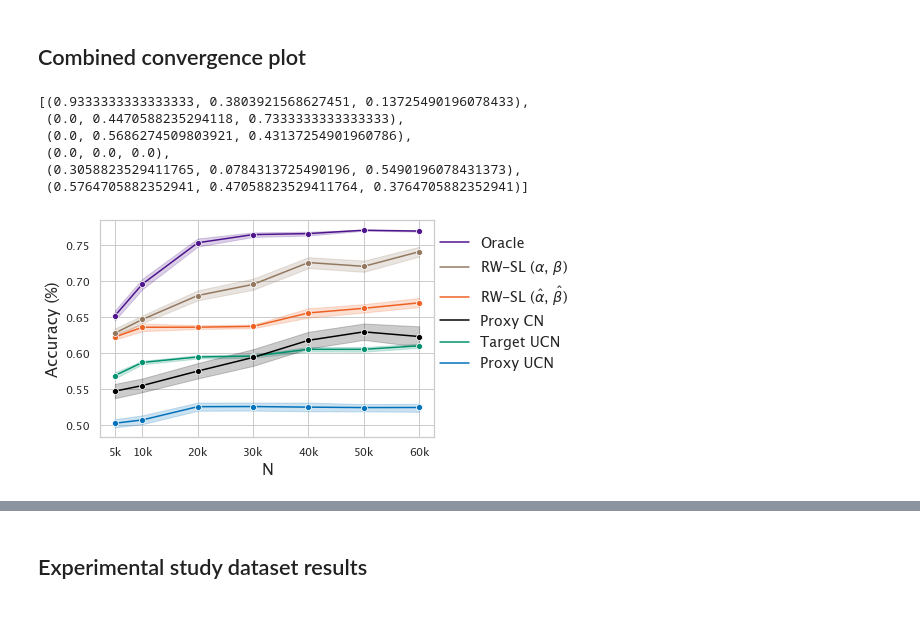
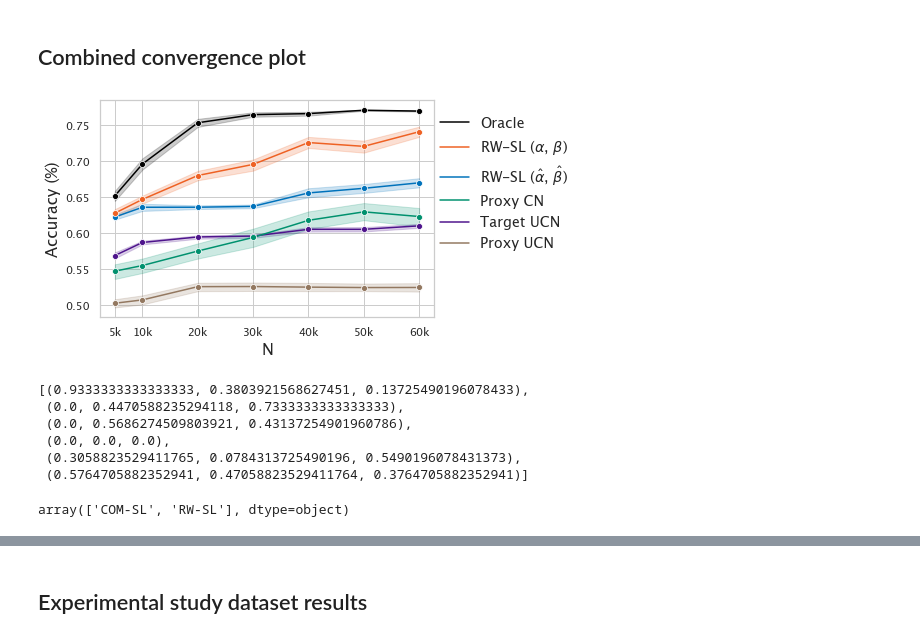
Before and after one commit to lguerdan/counterfactual-decision-support, a Jupyter notebook: notebook_results.ipynb, the cells around one changed output, grey strips where cells are left out. Cells and saved outputs as stored; diff of their text form; code cells hidden in the pictures.

```diff
--- a/notebook_results.ipynb
+++ b/notebook_results.ipynb
@@ -15,5 +15,7 @@ sns.set(style = "whitegrid", rc = {
     "axes.labelsize": 16,
     'legend.fontsize': 12
 })
+# palette = sns.color_palette(['#EE6123','#0072BB',"#00916E",'#000000' , '#4E148C', '#937860', '#F4D35E', '#F7B05B'])
+palette = sns.color_palette(['#0072BB', '#937860', '#4E148C', '#00916E', '#000000', '#EE6123'])
 # %% [markdown]
 ## Combined convergence plot
@@ -22,54 +22,56 @@ palette = sns.color_palette(['#EE6123','#0072BB',"#00916E",'#000000' , '#4E148C'
-# %%
-palette
-# %% [output]
-[(0.9333333333333333, 0.3803921568627451, 0.13725490196078433),
- (0.0, 0.4470588235294118, 0.7333333333333333),
- (0.0, 0.5686274509803921, 0.43137254901960786),
- (0.0, 0.0, 0.0),
- (0.3058823529411765, 0.0784313725490196, 0.5490196078431373),
- (0.5764705882352941, 0.47058823529411764, 0.3764705882352941)]
 # %%
 learn_df, _  = results.get_erm_convergence_result_df('NENV_erm_convergence_rates_crossfit_R10')
 oracle_df, _ = results.get_erm_convergence_result_df('NENV_erm_convergence_rates_crossfit_oracle_R10')
 
-learn_df = learn_df[learn_df['baseline'] == 'RW-SL']
-learn_df['baseline'] = r'RW-SL (learned)'
+learn_df.reset_index(inplace=True)
+learned_baselines = ['RW-SL']
+learn_df = learn_df[learn_df['baseline'].isin(learned_baselines)]
+learn_df['baseline'].replace('RW-SL', 'RW-SL (learned)', inplace=True)
+learn_df['baseline'].replace('COM-SL', 'COM-SL (learned)', inplace=True)
 
-
-include_baselines = ['Target Oracle', 'RW-SL', 'COM', 'OBS Oracle', 'OBS']
-oracle_df = oracle_df[oracle_df['baseline'].isin(include_baselines)]
+oracle_baselines = ['Target Oracle', 'RW-SL', 'COM', 'OBS Oracle', 'OBS']
+oracle_df = oracle_df[oracle_df['baseline'].isin(oracle_baselines)]
 baselines_df = pd.concat([learn_df, oracle_df])
 baselines_df.reset_index(inplace=True)
 
 baselines_df = baselines_df[baselines_df['alpha_0'] != 0.2]
-
+n_baselines = len(baselines_df['baseline'].unique())
 
 fig = sns.lineplot(
-    palette=palette[:6],
+    palette=palette[:n_baselines],
     data=baselines_df, x="NS", y="ACC", hue='baseline', ci=68, marker='o')
 fig.set_xlabel('N')
 fig.set_ylabel('Accuracy (%)')
 
 disp_names = {
     'Target Oracle': 'Oracle',
     'RW-SL': r'RW-SL ($\alpha$, $\beta$)',
     'COM': 'Proxy CN',
     'COM-SL': 'COM-SL',
     'RW': 'RW',
     'Proxy Oracle': r'$f_{Y_t}$',
     'OBS Oracle': 'Target UCN',
     'OBS': 'Proxy UCN',
-    'RW-SL (learned)' : r'RW-SL ($\hat{\alpha}$, $\hat{\beta}$)'
+    'RW-SL (learned)' : r'RW-SL ($\hat{\alpha}$, $\hat{\beta}$)',
+    'COM-SL (learned)' : r'COM-SL ($\hat{\alpha}$, $\hat{\beta}$)'
 }
 
 handles, labels = plt.gca().get_legend_handles_labels()
 order = [4, 5,0,3,2,1]
 plt.legend([handles[idx] for idx in order],[disp_names[labels[idx]] for idx in order],
            bbox_to_anchor=(1.0, .95), loc=2, borderaxespad=0., fontsize='large')
 
 fig.set_xticks([5000, 10000, 20000, 30000, 40000, 50000, 60000], labels=['5k', '10k', '20k', '30k', '40k', '50k', '60k'])
-
-
 plt.savefig('figs/convergence_plot.png', dpi=500, bbox_inches = "tight")
 # %% [output]
-[figure, old version]
+[figure, new version]
+# %%
+palette = sns.color_palette(['#EE6123','#0072BB',"#00916E",'#000000' , '#4E148C', '#937860'])
+palette
+# %% [output]
+[(0.9333333333333333, 0.3803921568627451, 0.13725490196078433),
+ (0.0, 0.4470588235294118, 0.7333333333333333),
+ (0.0, 0.5686274509803921, 0.43137254901960786),
+ (0.0, 0.0, 0.0),
+ (0.3058823529411765, 0.0784313725490196, 0.5490196078431373),
+ (0.5764705882352941, 0.47058823529411764, 0.3764705882352941)]
@@ -75,0 +82,8 @@ plt.savefig('figs/convergence_plot.png', dpi=500, bbox_inches = "tight")
+# %%
+learn_df, _  = results.get_erm_convergence_result_df('NENV_erm_convergence_rates_crossfit_R10')
+learn_df.reset_index(inplace=True)
+learned_baselines = ['RW-SL', 'COM-SL']
+learn_df = learn_df[learn_df['baseline'].isin(learned_baselines)]
+learn_df['baseline'].unique()
+# %% [output]
+array(['COM-SL', 'RW-SL'], dtype=object)
```
Also changed, not shown: parts of 7 cells of this notebook, 10 other files.
